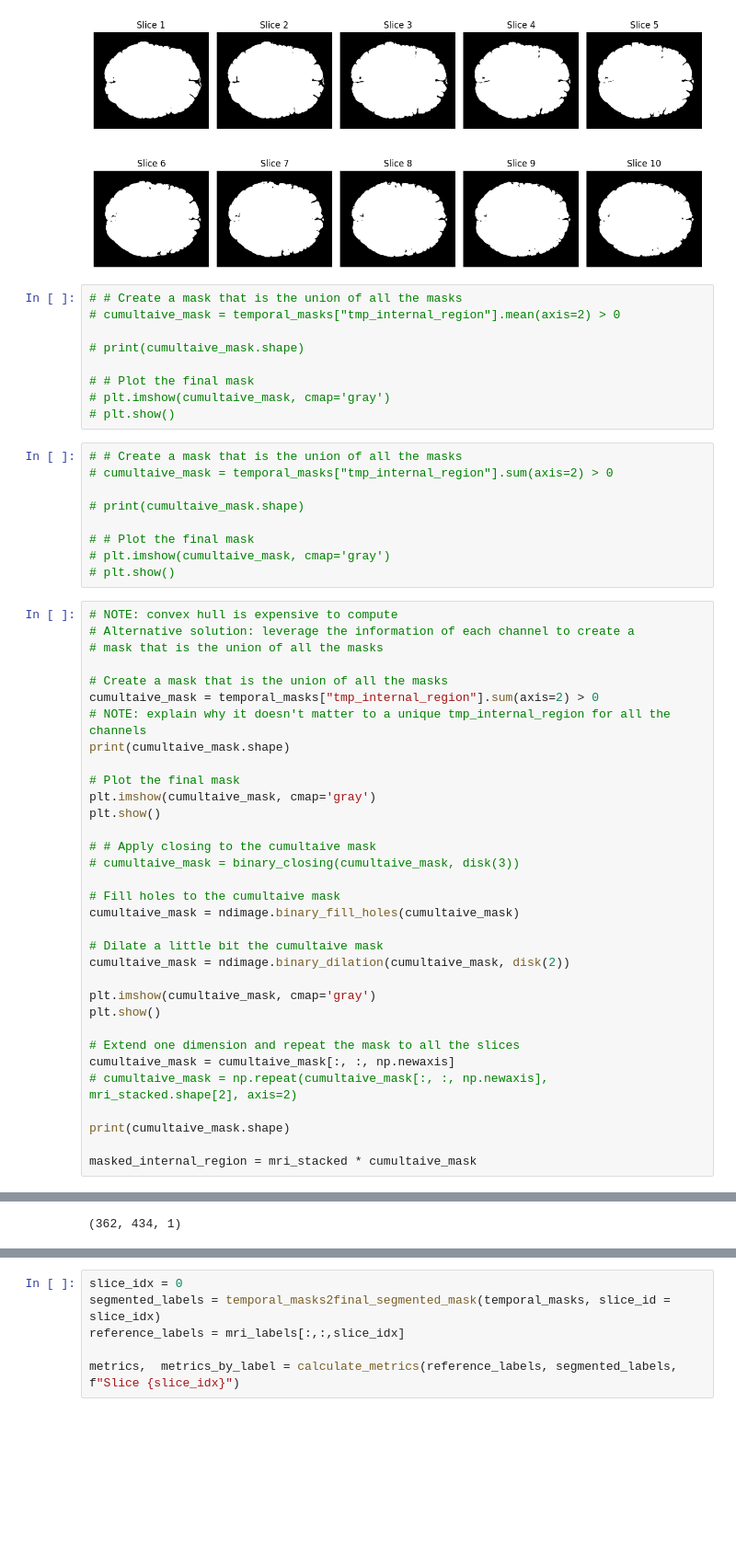
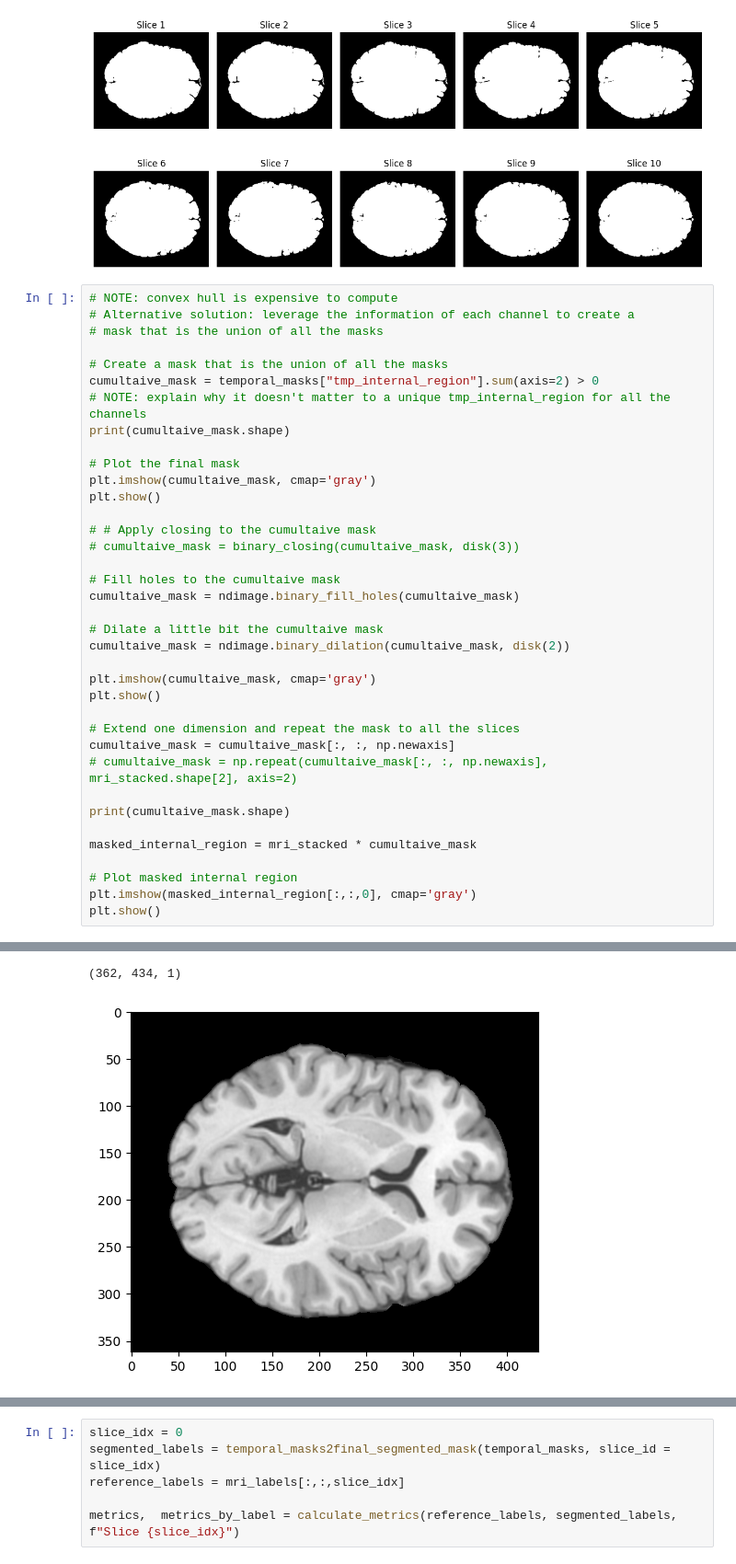
Before and after one commit to ZosoV/mri_segmentation, a Jupyter notebook: 3d_experiment_03.ipynb, the cells around one changed output, grey strips where cells are left out. Shown at 92% size. Cells and saved outputs as stored; diff of their text form; blank space fills up the shorter version.

```diff
--- a/3d_experiment_03.ipynb
+++ b/3d_experiment_03.ipynb
@@ -356,24 +356,6 @@ plt.tight_layout()
 plt.show()
 # %% [output]
 [figure]
-# %%
-# # Create a mask that is the union of all the masks
-# cumultaive_mask = temporal_masks["tmp_internal_region"].mean(axis=2) > 0
-
-# print(cumultaive_mask.shape)
-
-# # Plot the final mask
-# plt.imshow(cumultaive_mask, cmap='gray')
-# plt.show()
-# %%
-# # Create a mask that is the union of all the masks
-# cumultaive_mask = temporal_masks["tmp_internal_region"].sum(axis=2) > 0
-
-# print(cumultaive_mask.shape)
-
-# # Plot the final mask
-# plt.imshow(cumultaive_mask, cmap='gray')
-# plt.show()
 # %%
 # NOTE: convex hull is expensive to compute
 # Alternative solution: leverage the information of each channel to create a
@@ -385,30 +367,35 @@ cumultaive_mask = temporal_masks["tmp_internal_region"].sum(axis=2) > 0
 print(cumultaive_mask.shape)
 
 # Plot the final mask
 plt.imshow(cumultaive_mask, cmap='gray')
 plt.show()
 
 # # Apply closing to the cumultaive mask
 # cumultaive_mask = binary_closing(cumultaive_mask, disk(3))
 
 # Fill holes to the cumultaive mask
 cumultaive_mask = ndimage.binary_fill_holes(cumultaive_mask)
 
 # Dilate a little bit the cumultaive mask
 cumultaive_mask = ndimage.binary_dilation(cumultaive_mask, disk(2))
 
 plt.imshow(cumultaive_mask, cmap='gray')
 plt.show()
 
 # Extend one dimension and repeat the mask to all the slices
 cumultaive_mask = cumultaive_mask[:, :, np.newaxis]
 # cumultaive_mask = np.repeat(cumultaive_mask[:, :, np.newaxis], mri_stacked.shape[2], axis=2)
 
 print(cumultaive_mask.shape)
 
 masked_internal_region = mri_stacked * cumultaive_mask
+
+# Plot masked internal region
+plt.imshow(masked_internal_region[:,:,0], cmap='gray')
+plt.show()
 # %% [output]
 (362, 434)
 [figure]
 [figure]
 (362, 434, 1)
+[figure, added]
```
Also changed, not shown: parts of 6 cells of this notebook.
